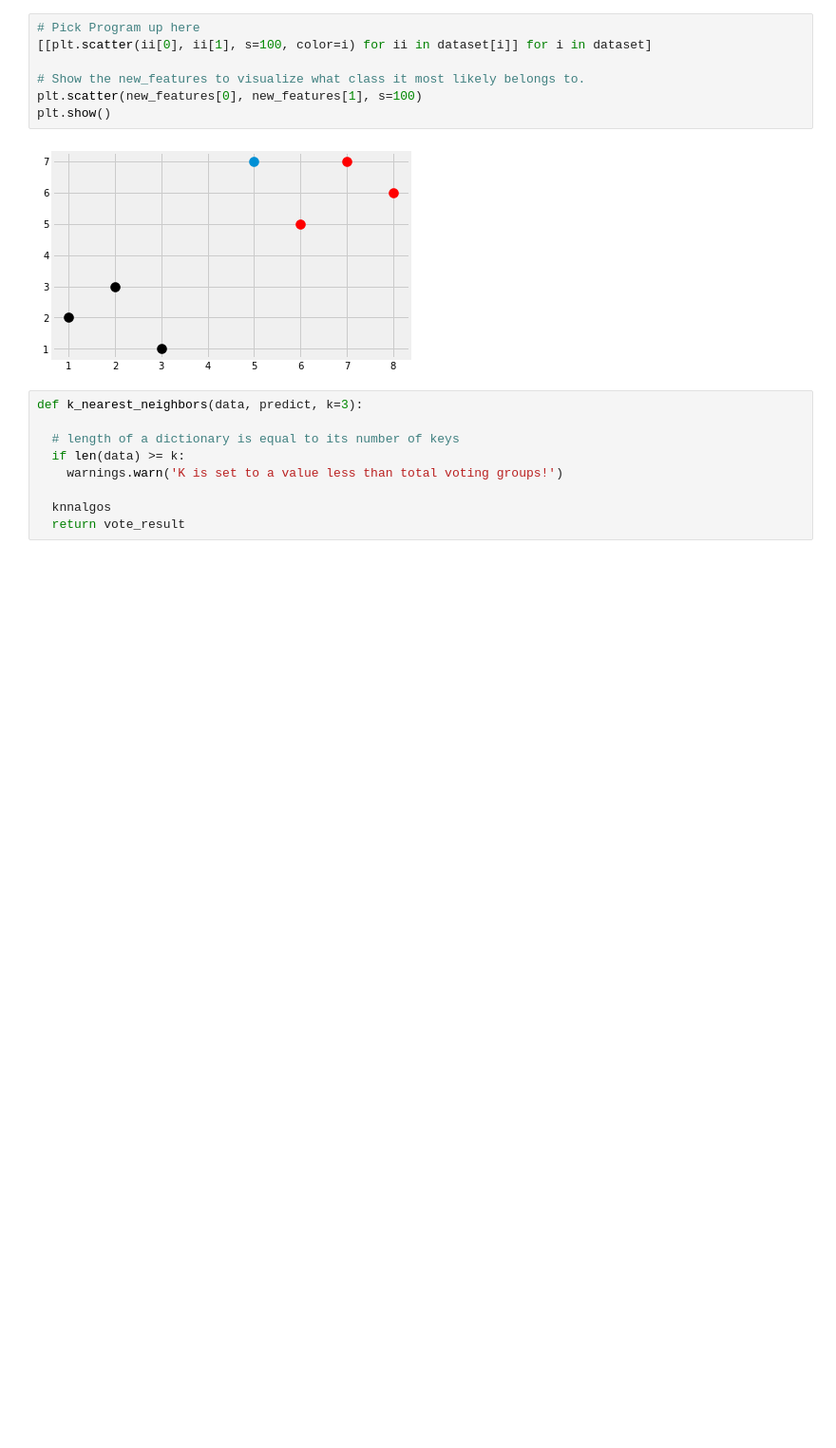
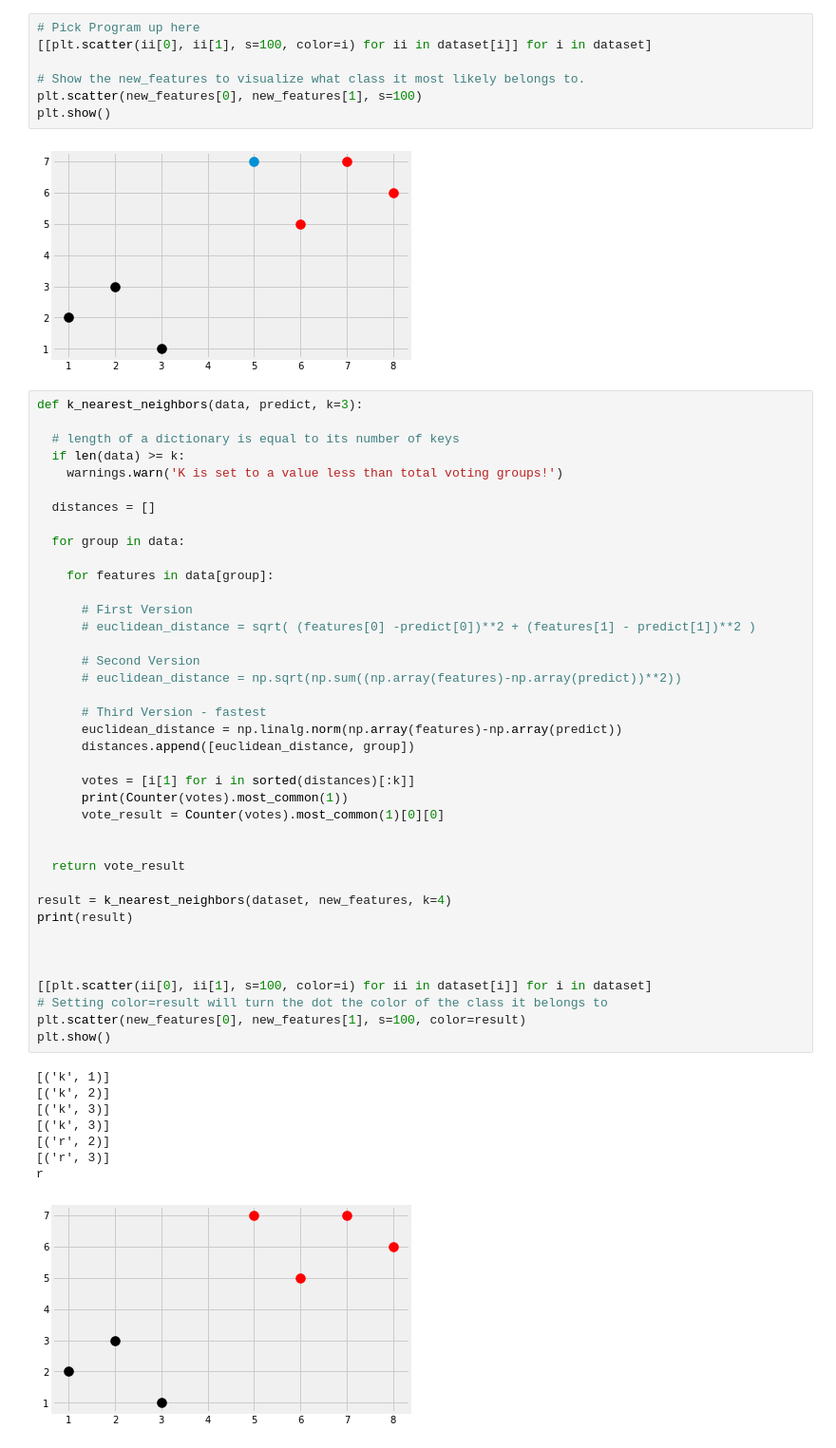
Before and after one commit to morganbenavidez/Machine_Learning, a Jupyter notebook: knn_breakdown.ipynb, the cells around one changed output. Shown: that part at 95% size. Drawn from its saved outputs; the diff is of its cells as text; blank space fills up the shorter version.

```diff
--- a/knn_breakdown.ipynb
+++ b/knn_breakdown.ipynb
@@ -45,12 +45,51 @@ plt.scatter(new_features[0], new_features[1], s=100)
 plt.show()
 # %% [output]
 [figure]
-# %%
-def k_nearest_neighbors(data, predict, k=3):
-
-  # length of a dictionary is equal to its number of keys
-  if len(data) >= k:
-    warnings.warn('K is set to a value less than total voting groups!')
-
-  knnalgos
-  return vote_result
+# %%
+def k_nearest_neighbors(data, predict, k=3):
+
+  # length of a dictionary is equal to its number of keys
+  if len(data) >= k:
+    warnings.warn('K is set to a value less than total voting groups!')
+
+  distances = []
+
+  for group in data:
+
+    for features in data[group]:
+
+      # First Version
+      # euclidean_distance = sqrt( (features[0] -predict[0])**2 + (features[1] - predict[1])**2 )
+
+      # Second Version
+      # euclidean_distance = np.sqrt(np.sum((np.array(features)-np.array(predict))**2))
+
+      # Third Version - fastest
+      euclidean_distance = np.linalg.norm(np.array(features)-np.array(predict))
+      distances.append([euclidean_distance, group])
+
+      votes = [i[1] for i in sorted(distances)[:k]]
+      print(Counter(votes).most_common(1))
+      vote_result = Counter(votes).most_common(1)[0][0]
+
+
+  return vote_result
+
+result = k_nearest_neighbors(dataset, new_features, k=4)
+print(result)
+
+
+
+[[plt.scatter(ii[0], ii[1], s=100, color=i) for ii in dataset[i]] for i in dataset]
+# Setting color=result will turn the dot the color of the class it belongs to
+plt.scatter(new_features[0], new_features[1], s=100, color=result)
+plt.show()
+# %% [output]
+[('k', 1)]
+[('k', 2)]
+[('k', 3)]
+[('k', 3)]
+[('r', 2)]
+[('r', 3)]
+r
+[figure, added]
```
